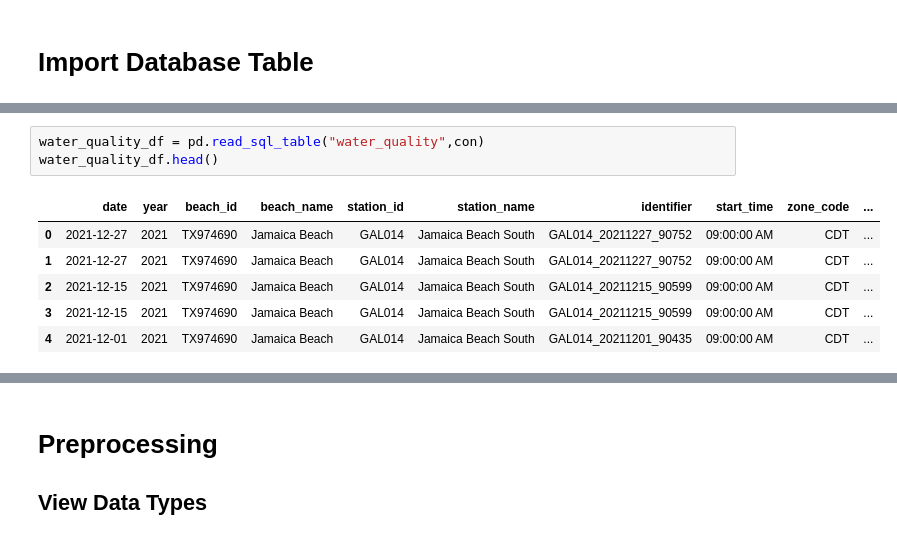
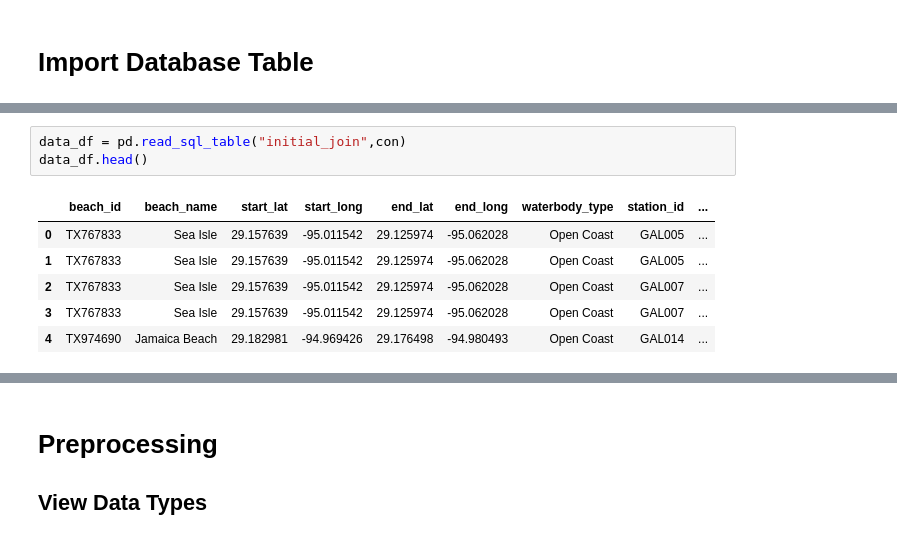
Before and after one commit to david-garza/enterococci_prediction_analysis, a Jupyter notebook: machine_learning/ml_regression.ipynb, the cells around one changed output, grey strips where cells are left out. Cells and saved outputs as stored; diff of their text form.

Commit message:
pointed file to initial_join table

```diff
--- a/machine_learning/ml_regression.ipynb
+++ b/machine_learning/ml_regression.ipynb
@@ -35,10 +24,10 @@ beach_attributes_df.head()
 # %%
-water_quality_df = pd.read_sql_table("water_quality",con)
-water_quality_df.head()
+data_df = pd.read_sql_table("initial_join",con)
+data_df.head()
 # %% [output]
-|  | date | year | beach_id | beach_name | station_id | station_name | identifier | start_time | zone_code | ... |
-| 0 | 2021-12-27 | 2021 | TX974690 | Jamaica Beach | GAL014 | Jamaica Beach South | GAL014_20211227_90752 | 09:00:00 AM | CDT | ... |
-| 1 | 2021-12-27 | 2021 | TX974690 | Jamaica Beach | GAL014 | Jamaica Beach South | GAL014_20211227_90752 | 09:00:00 AM | CDT | ... |
-| 2 | 2021-12-15 | 2021 | TX974690 | Jamaica Beach | GAL014 | Jamaica Beach South | GAL014_20211215_90599 | 09:00:00 AM | CDT | ... |
-| 3 | 2021-12-15 | 2021 | TX974690 | Jamaica Beach | GAL014 | Jamaica Beach South | GAL014_20211215_90599 | 09:00:00 AM | CDT | ... |
-| 4 | 2021-12-01 | 2021 | TX974690 | Jamaica Beach | GAL014 | Jamaica Beach South | GAL014_20211201_90435 | 09:00:00 AM | CDT | ... |
+|  | beach_id | beach_name | start_lat | start_long | end_lat | end_long | waterbody_type | station_id | ... |
+| 0 | TX767833 | Sea Isle | 29.157639 | -95.011542 | 29.125974 | -95.062028 | Open Coast | GAL005 | ... |
+| 1 | TX767833 | Sea Isle | 29.157639 | -95.011542 | 29.125974 | -95.062028 | Open Coast | GAL005 | ... |
+| 2 | TX767833 | Sea Isle | 29.157639 | -95.011542 | 29.125974 | -95.062028 | Open Coast | GAL007 | ... |
+| 3 | TX767833 | Sea Isle | 29.157639 | -95.011542 | 29.125974 | -95.062028 | Open Coast | GAL007 | ... |
+| 4 | TX974690 | Jamaica Beach | 29.182981 | -94.969426 | 29.176498 | -94.980493 | Open Coast | GAL014 | ... |
```
Also changed, not shown: parts of 15 cells of this notebook.
